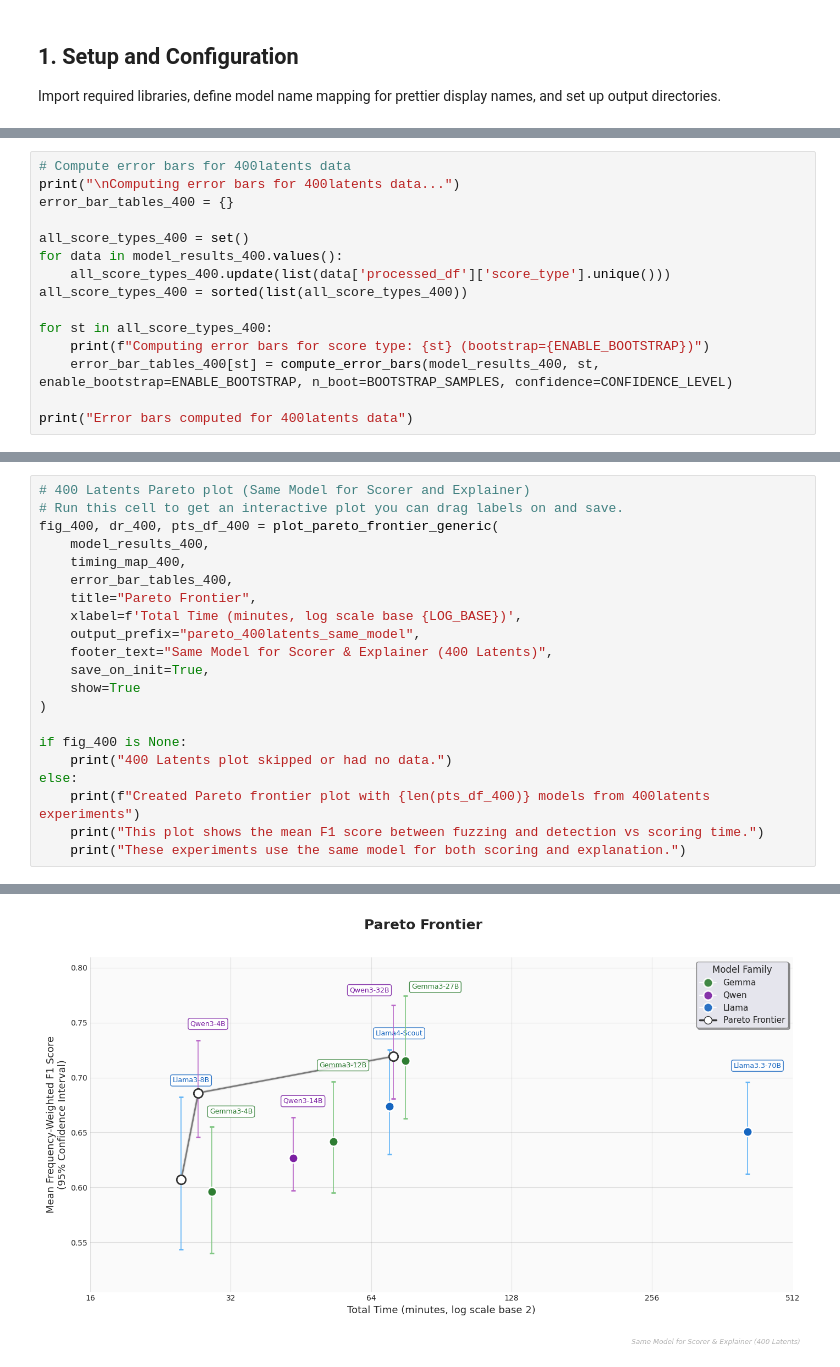
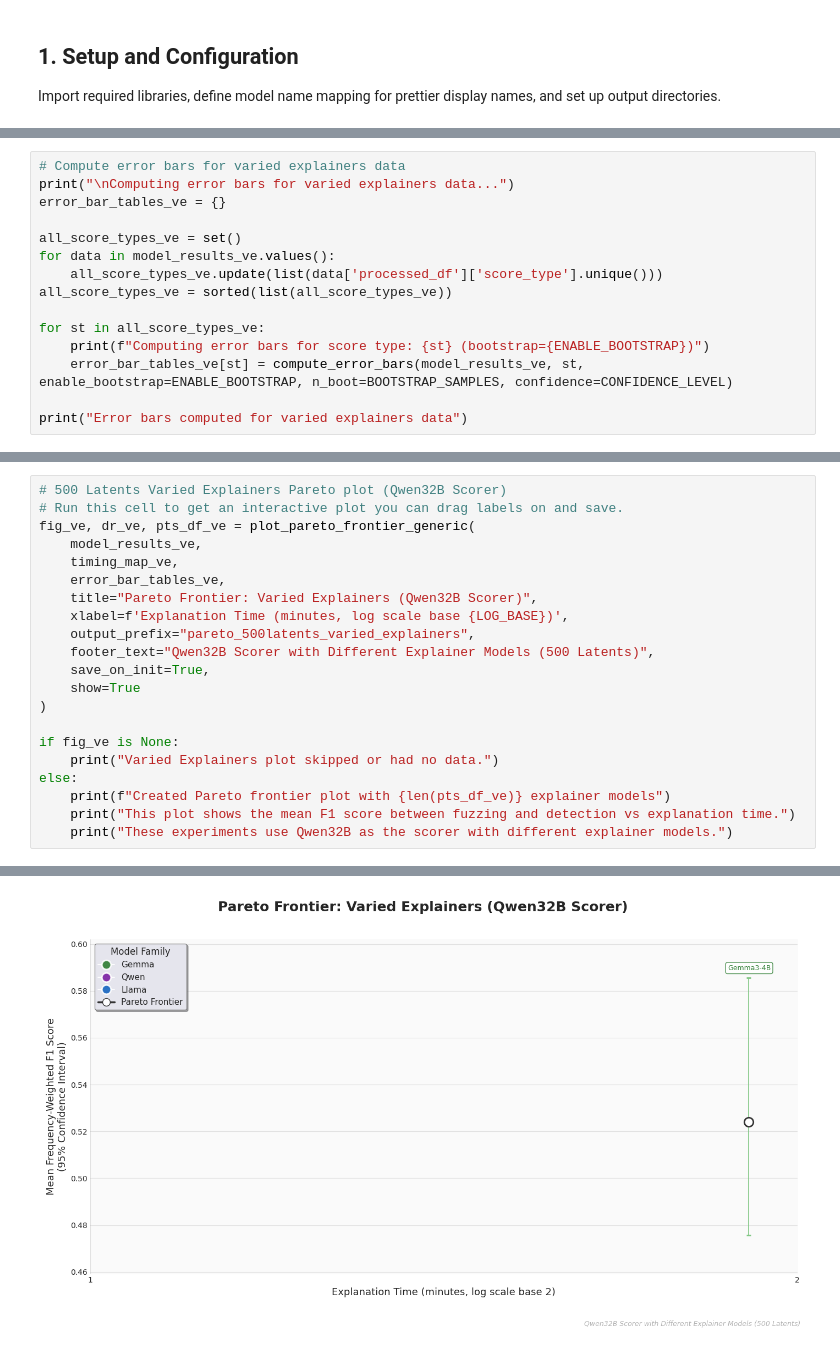
Before and after one commit to Jazhyc/delphi-explanations, a Jupyter notebook: scripts/explainer_model_analysis.ipynb, the cells around one changed output, grey strips where cells are left out. Cells and saved outputs as stored; diff of their text form.

Commit message:
Simplified plotting code for 500 latent experiments

```diff
--- a/scripts/explainer_model_analysis.ipynb
+++ b/scripts/explainer_model_analysis.ipynb
@@ -1157,16 +824,16 @@ Loaded 9 models from 400latents experiments:
 # %%
-# Compute error bars for 400latents data
-print("\nComputing error bars for 400latents data...")
-error_bar_tables_400 = {}
+# Compute error bars for varied explainers data
+print("\nComputing error bars for varied explainers data...")
+error_bar_tables_ve = {}
 
-all_score_types_400 = set()
-for data in model_results_400.values():
-    all_score_types_400.update(list(data['processed_df']['score_type'].unique()))
-all_score_types_400 = sorted(list(all_score_types_400))
+all_score_types_ve = set()
+for data in model_results_ve.values():
+    all_score_types_ve.update(list(data['processed_df']['score_type'].unique()))
+all_score_types_ve = sorted(list(all_score_types_ve))
 
-for st in all_score_types_400:
+for st in all_score_types_ve:
     print(f"Computing error bars for score type: {st} (bootstrap={ENABLE_BOOTSTRAP})")
-    error_bar_tables_400[st] = compute_error_bars(model_results_400, st, enable_bootstrap=ENABLE_BOOTSTRAP, n_boot=BOOTSTRAP_SAMPLES, confidence=CONFIDENCE_LEVEL)
+    error_bar_tables_ve[st] = compute_error_bars(model_results_ve, st, enable_bootstrap=ENABLE_BOOTSTRAP, n_boot=BOOTSTRAP_SAMPLES, confidence=CONFIDENCE_LEVEL)
 
-print("Error bars computed for 400latents data")
+print("Error bars computed for varied explainers data")
 # %% [output]
@@ -1221,22 +881,22 @@ Loaded timing data for 11 models
 # %%
-# 400 Latents Pareto plot (Same Model for Scorer and Explainer)
+# 500 Latents Varied Explainers Pareto plot (Qwen32B Scorer)
 # Run this cell to get an interactive plot you can drag labels on and save.
-fig_400, dr_400, pts_df_400 = plot_pareto_frontier_generic(
-    model_results_400,
-    timing_map_400,
-    error_bar_tables_400,
-    title="Pareto Frontier",
-    xlabel=f'Total Time (minutes, log scale base {LOG_BASE})',
-    output_prefix="pareto_400latents_same_model",
-    footer_text="Same Model for Scorer & Explainer (400 Latents)",
+fig_ve, dr_ve, pts_df_ve = plot_pareto_frontier_generic(
+    model_results_ve,
+    timing_map_ve,
+    error_bar_tables_ve,
+    title="Pareto Frontier: Varied Explainers (Qwen32B Scorer)",
+    xlabel=f'Explanation Time (minutes, log scale base {LOG_BASE})',
+    output_prefix="pareto_500latents_varied_explainers",
+    footer_text="Qwen32B Scorer with Different Explainer Models (500 Latents)",
     save_on_init=True,
     show=True
 )
 
-if fig_400 is None:
-    print("400 Latents plot skipped or had no data.")
+if fig_ve is None:
+    print("Varied Explainers plot skipped or had no data.")
 else:
-    print(f"Created Pareto frontier plot with {len(pts_df_400)} models from 400latents experiments")
-    print("This plot shows the mean F1 score between fuzzing and detection vs scoring time.")
-    print("These experiments use the same model for both scoring and explanation.")
+    print(f"Created Pareto frontier plot with {len(pts_df_ve)} explainer models")
+    print("This plot shows the mean F1 score between fuzzing and detection vs explanation time.")
+    print("These experiments use Qwen32B as the scorer with different explainer models.")
 # %% [output]
@@ -1253,2 +907,2 @@ Saved pareto plot: visualizations_dir/pareto_400latents_same_model.pdf
-[figure, old version]
+[figure, new version]
 [interactive output not drawn]
```
Also changed, not shown: parts of 27 cells of this notebook, 8 other files.
